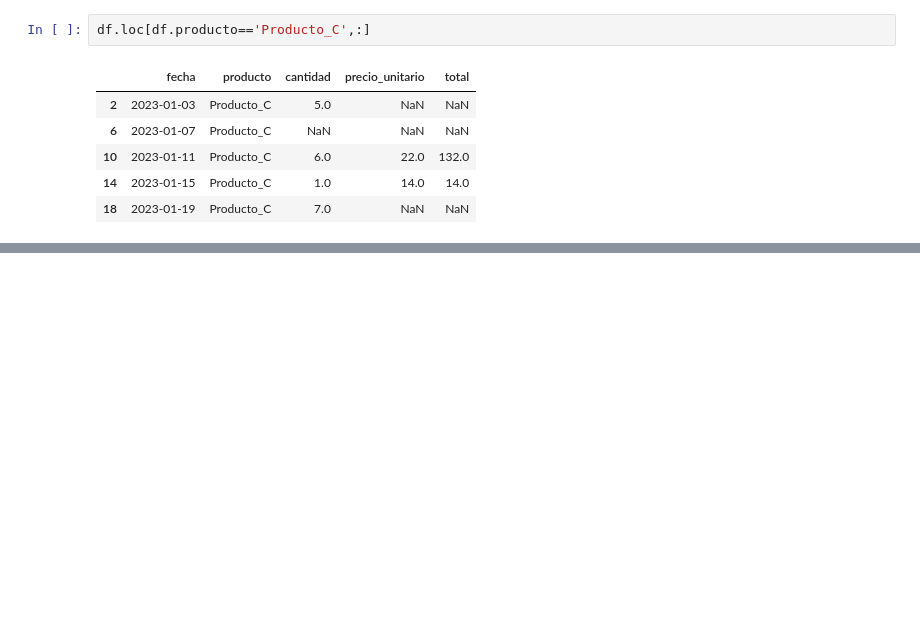
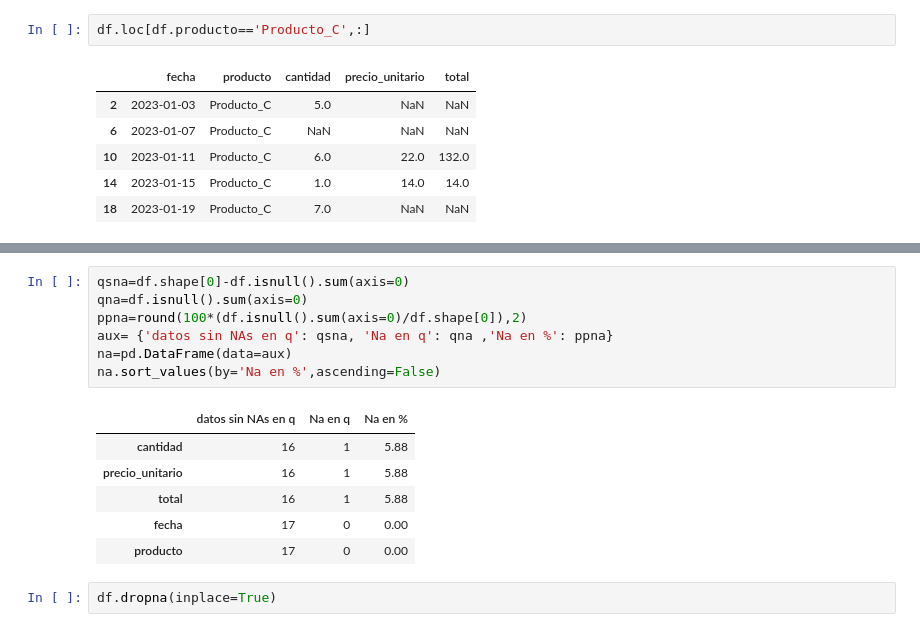
Before and after one commit to iair/mitic-data-science-team-1-septiembre-2024, a Jupyter notebook: clases/ds-fundamentals/ejercicios de integración/ejercicio_integracion_1.ipynb, the cells around one changed output, grey strips where cells are left out. Cells and saved outputs as stored; diff of their text form; blank space fills up the shorter version.

```diff
--- a/clases/ds-fundamentals/ejercicios de integración/ejercicio_integracion_1.ipynb
+++ b/clases/ds-fundamentals/ejercicios de integración/ejercicio_integracion_1.ipynb
@@ -146,0 +270,16 @@ df.loc[df.producto=='Producto_C',:]
+# %%
+qsna=df.shape[0]-df.isnull().sum(axis=0)
+qna=df.isnull().sum(axis=0)
+ppna=round(100*(df.isnull().sum(axis=0)/df.shape[0]),2)
+aux= {'datos sin NAs en q': qsna, 'Na en q': qna ,'Na en %': ppna}
+na=pd.DataFrame(data=aux)
+na.sort_values(by='Na en %',ascending=False)
+# %% [output]
+|  | datos sin NAs en q | Na en q | Na en % |
+| cantidad | 16 | 1 | 5.88 |
+| precio_unitario | 16 | 1 | 5.88 |
+| total | 16 | 1 | 5.88 |
+| fecha | 17 | 0 | 0.00 |
+| producto | 17 | 0 | 0.00 |
+# %%
+df.dropna(inplace=True)
```
Also changed, not shown: parts of 15 cells of this notebook.
